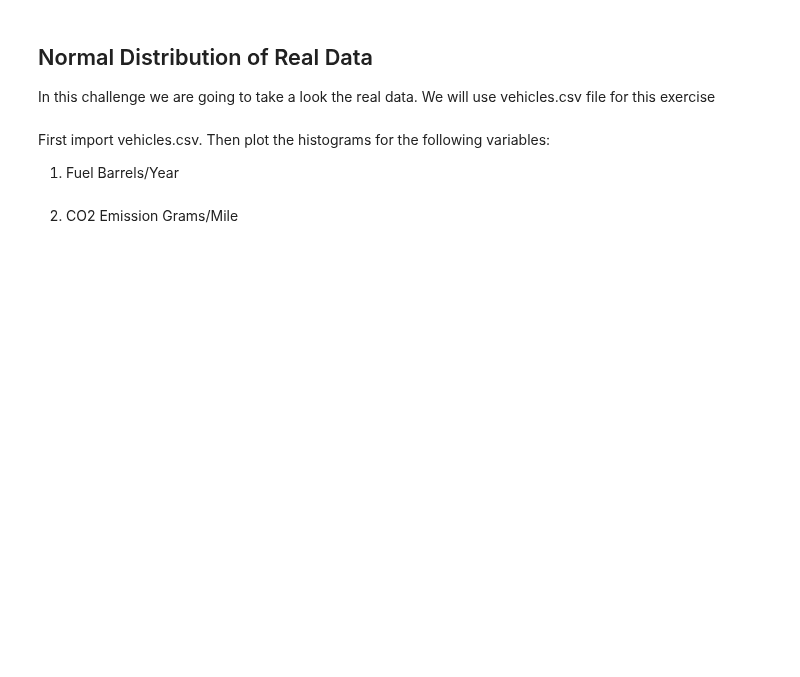
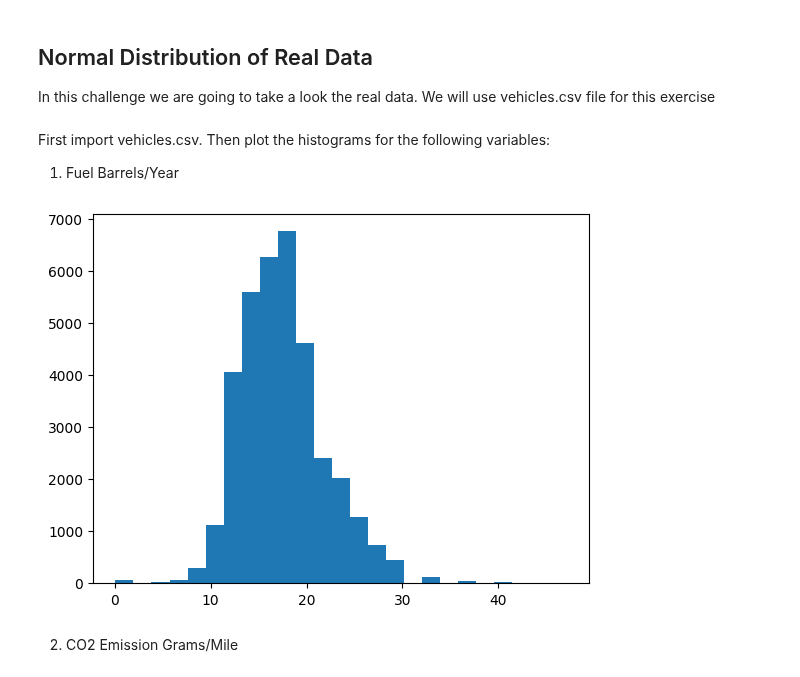
Before and after one commit to ta-data-lis/lab-probability-distributions, a Jupyter notebook: your-code/continuous.ipynb, the cells around one changed output. Drawn from its saved outputs; the diff is of its cells as text; code cells hidden in the pictures; blank space fills up the shorter version.

```diff
--- a/your-code/continuous.ipynb
+++ b/your-code/continuous.ipynb
@@ -79,2 +134,10 @@ Then plot the histograms for the following variables:
+# %%
+# your code here
+import pandas as pd
+vehi_df = pd.read_csv('vehicles.csv')
+plt.hist(vehi_df['Fuel Barrels/Year'], bins= 25)
+plt.show()
+# %% [output]
+[figure, added]
 # %% [markdown]
 2. CO2 Emission Grams/Mile
```
Also changed, not shown: parts of 17 cells of this notebook.
